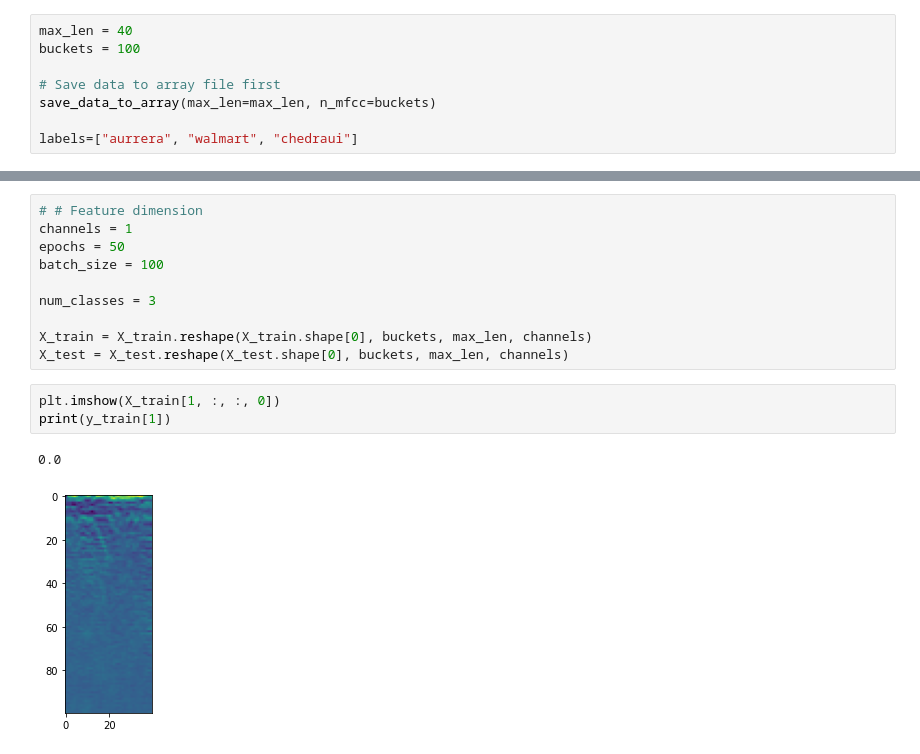
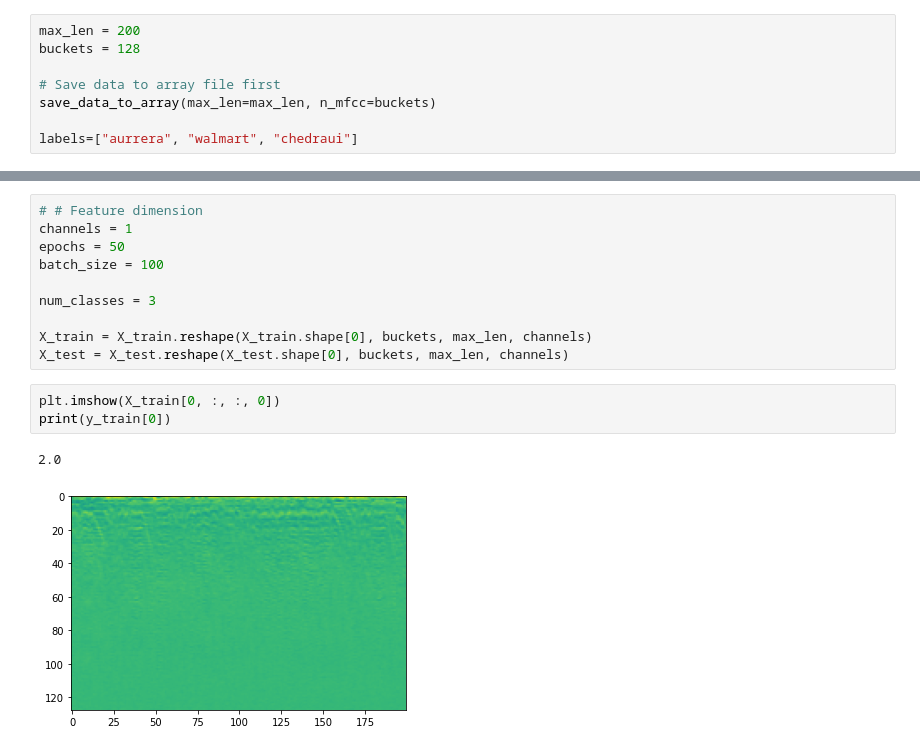
Before and after one commit to urieluard/audio, a Jupyter notebook: Audio.ipynb, the cells around one changed output, grey strips where cells are left out. Drawn from its saved outputs; the diff is of its cells as text.

Commit message:
parametros de len y bucket

```diff
--- a/Audio.ipynb
+++ b/Audio.ipynb
@@ -9,8 +9,8 @@ import matplotlib.pyplot as plt
 # %% [output]
 2022-04-20 10:42:15.159247: I tensorflow/stream_executor/platform/default/dso_loader.cc:49] Successfully opened dynamic library libcudart.so.10.1
 # %%
-max_len = 40
-buckets = 100
+max_len = 200
+buckets = 128
 
 # Save data to array file first
 save_data_to_array(max_len=max_len, n_mfcc=buckets)
@@ -34,8 +34,8 @@ num_classes = 3
 X_train = X_train.reshape(X_train.shape[0], buckets, max_len, channels)
 X_test = X_test.reshape(X_test.shape[0], buckets, max_len, channels)
 # %%
-plt.imshow(X_train[1, :, :, 0])
-print(y_train[1])
+plt.imshow(X_train[0, :, :, 0])
+print(y_train[0])
 # %% [output]
-0.0
+2.0
-[figure, old version]
+[figure, new version]
```
Also changed, not shown: parts of 1 cell of this notebook, 3 other files.
